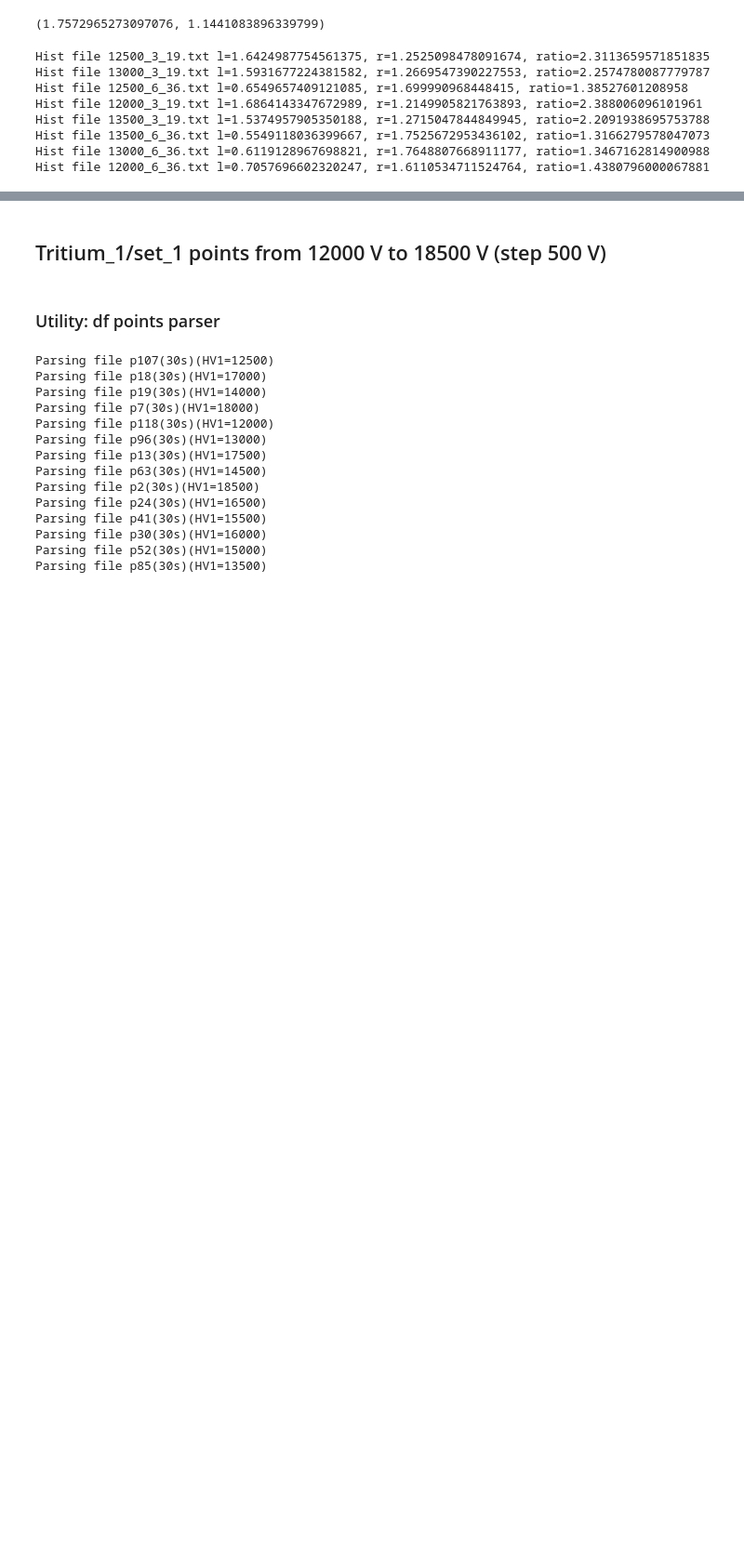
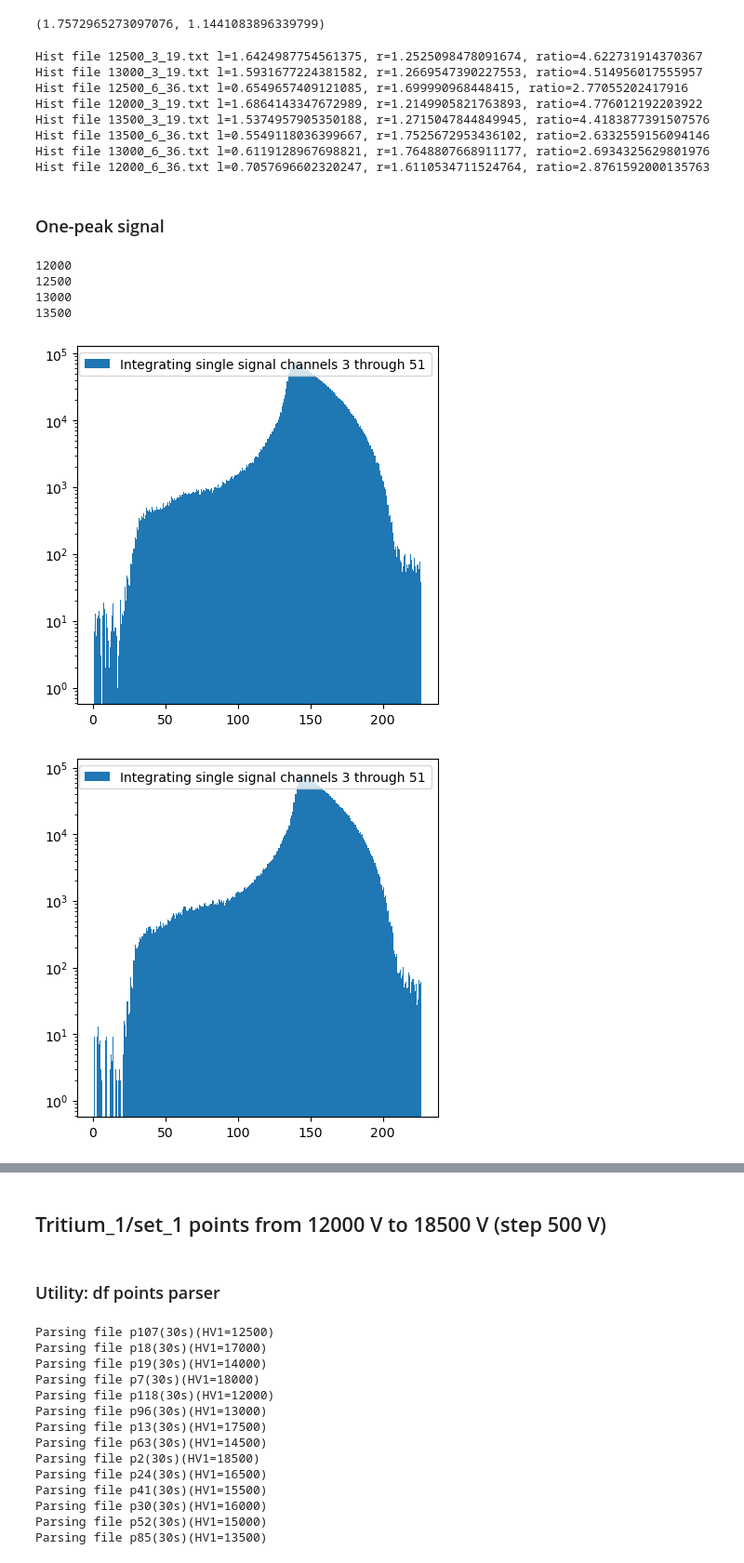
Before and after one commit to GregTheMadMonk/edu-28, a Jupyter notebook: edu-28.ipynb, the cells around one changed output, grey strips where cells are left out. Shown at 93% size. Saved outputs shown, nothing was run; the diff lists cells and outputs as text; code cells hidden in the pictures; blank space fills up the shorter version.

```diff
--- a/edu-28.ipynb
+++ b/edu-28.ipynb
@@ -599,6 +623,8 @@ analyzeHistFile("task/output/12000_3_19.txt", 178)
 (1.7572965273097076, 1.1441083896339799)
 # %%
 for hist in os.listdir("task/output"):
+    if "_single" in hist: continue
+
     div = None
     if "6_36" in hist:
         div = 213
@@ -608,13 +634,41 @@ for hist in os.listdir("task/output"):
         continue
 
     l, r = analyzeHistFile(os.path.join("task/output", hist), div)
-    print(f"Hist file {hist} {l=}, {r=}, ratio={(l + r) / r}")
+    print(f"Hist file {hist} {l=}, {r=}, ratio={2 * (l + r) / r}")
 # %% [output]
-Hist file 12500_3_19.txt l=1.6424987754561375, r=1.2525098478091674, ratio=2.3113659571851835
-Hist file 13000_3_19.txt l=1.5931677224381582, r=1.2669547390227553, ratio=2.2574780087779787
-Hist file 12500_6_36.txt l=0.6549657409121085, r=1.699990968448415, ratio=1.38527601208958
-Hist file 12000_3_19.txt l=1.6864143347672989, r=1.2149905821763893, ratio=2.388006096101961
-Hist file 13500_3_19.txt l=1.5374957905350188, r=1.2715047844849945, ratio=2.2091938695753788
-Hist file 13500_6_36.txt l=0.5549118036399667, r=1.7525672953436102, ratio=1.3166279578047073
-Hist file 13000_6_36.txt l=0.6119128967698821, r=1.7648807668911177, ratio=1.3467162814900988
-Hist file 12000_6_36.txt l=0.7057696602320247, r=1.6110534711524764, ratio=1.4380796000067881
+Hist file 12500_3_19.txt l=1.6424987754561375, r=1.2525098478091674, ratio=4.622731914370367
+Hist file 13000_3_19.txt l=1.5931677224381582, r=1.2669547390227553, ratio=4.514956017555957
+Hist file 12500_6_36.txt l=0.6549657409121085, r=1.699990968448415, ratio=2.77055202417916
+Hist file 12000_3_19.txt l=1.6864143347672989, r=1.2149905821763893, ratio=4.776012192203922
+Hist file 13500_3_19.txt l=1.5374957905350188, r=1.2715047844849945, ratio=4.4183877391507576
+Hist file 13500_6_36.txt l=0.5549118036399667, r=1.7525672953436102, ratio=2.6332559156094146
+Hist file 13000_6_36.txt l=0.6119128967698821, r=1.7648807668911177, ratio=2.6934325629801976
+Hist file 12000_6_36.txt l=0.7057696602320247, r=1.6110534711524764, ratio=2.8761592000135763
+# %% [markdown]
+### One-peak signal
+# %%
+for pn, num in [
+    ( "120", "12000"),
+    ( "109", "12500"),
+    ( "98", "13000"),
+    ( "87", "13500"),
+#    ( "121", "14000" )
+]:
+    print(num)
+
+    hvprob = loadExperimentalSignal(f"task/data/p{pn}(30s)(HV1={num}).txt")
+    assert(np.allclose(hvprob[1], probNormalize(hvprob[0], hvprob[1])))
+
+    hv = TwoRollTester(
+        hvprob[1], hvprob[0],
+        exampleSignal
+    )
+    hv.runSingle(6, 42)
+    hv.plot(dump=f"task/output/{num}_single_6_42.txt", figsize=(5, 5), log=True)
+# %% [output]
+12000
+12500
+13000
+13500
+[figure, added]
+[figure, added]
```
Also changed, not shown: parts of 16 cells of this notebook, 8 other files.
